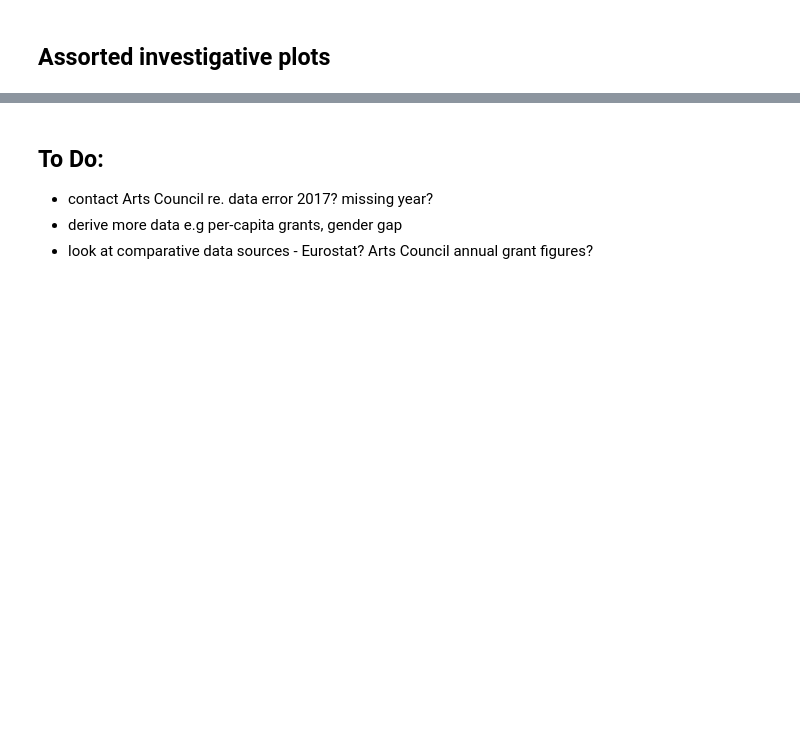
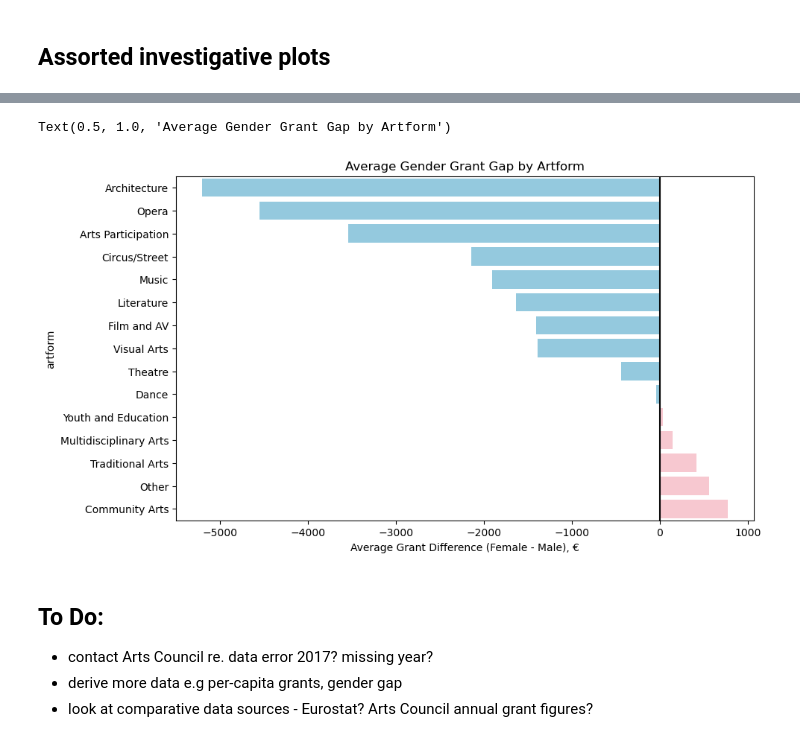
Before and after one commit to SuColl/programming-for-data-analytics, a Jupyter notebook: project/notebook.ipynb, the cells around one changed output, grey strips where cells are left out. Cells and saved outputs as stored; diff of their text form; code cells hidden in the pictures; blank space fills up the shorter version.

```diff
--- a/project/notebook.ipynb
+++ b/project/notebook.ipynb
@@ -485,0 +546,11 @@ Text(0.5, 0.92, 'Comparison of Funding per Artform')
+# %%
+# Calculate the gap between the average grant to women recipients vs
+# men recipients, per artform
+
+gender_gap = (
+    df.groupby("artform")["avg_grant_gap"]
+    .mean()
+    .sort_values()
+)
+
+gender_gap
@@ -486,3 +575,18 @@ Text(0.5, 0.92, 'Comparison of Funding per Artform')
+# %%
+plt.figure(figsize=(10, 6))
+
+# Plot the gap in grants by gender. Plot twice and clip each series in order to
+# use separate colours.
+sns.barplot(gender_gap.clip(lower=0), orient="h", color="pink")
+sns.barplot(gender_gap.clip(upper=0), orient="h", color="skyblue")
+
+
+plt.axvline(0, color="black")
+plt.xlabel("Average Grant Difference (Female - Male), €")
+plt.title("Average Gender Grant Gap by Artform")
+# %% [output]
+Text(0.5, 1.0, 'Average Gender Grant Gap by Artform')
+[figure, added]
 # %% [markdown]
 ## To Do:
 - contact Arts Council re. data error 2017? missing year?
```
Also changed, not shown: parts of 19 cells of this notebook.
